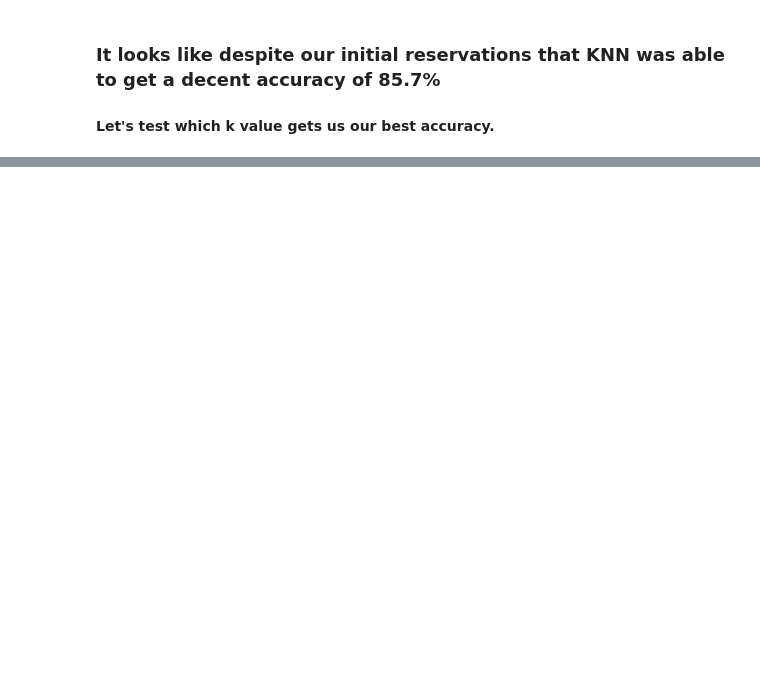
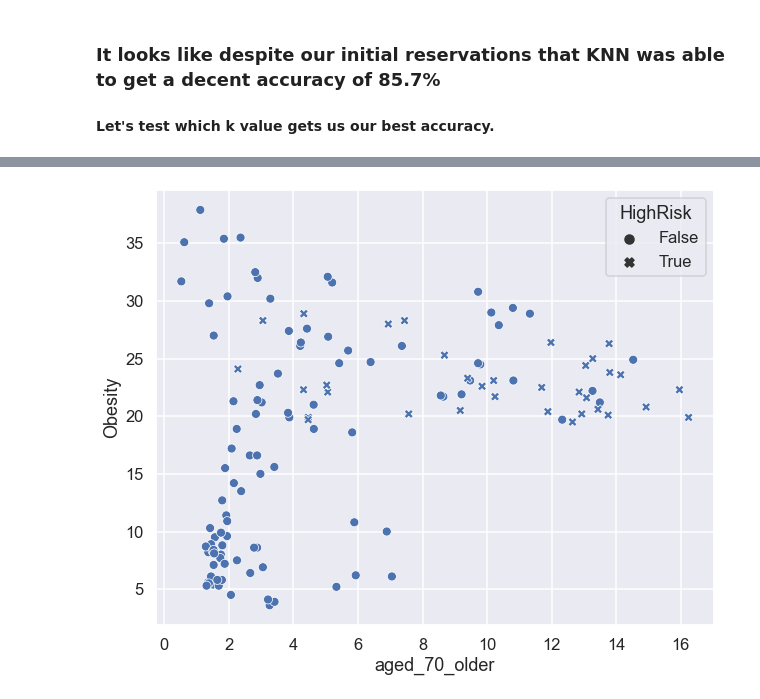
Before and after one commit to chrisweilacker/CovidMachineLearningProject, a Jupyter notebook: CovidMLProject.ipynb, the cells around one changed output, grey strips where cells are left out. Saved outputs shown, nothing was run; the diff lists cells and outputs as text; code cells hidden in the pictures; blank space fills up the shorter version.

```diff
--- a/CovidMLProject.ipynb
+++ b/CovidMLProject.ipynb
@@ -223,0 +374,4 @@ https://github.com/owid/covid-19-data/blob/master/public/data/owid-covid-codeboo
+# %%
+sns.scatterplot(data=df, x='aged_70_older', y='Obesity', style='HighRisk');
+# %% [output]
+[figure, added]
```
Also changed, not shown: parts of 27 cells of this notebook, 1 other file.
